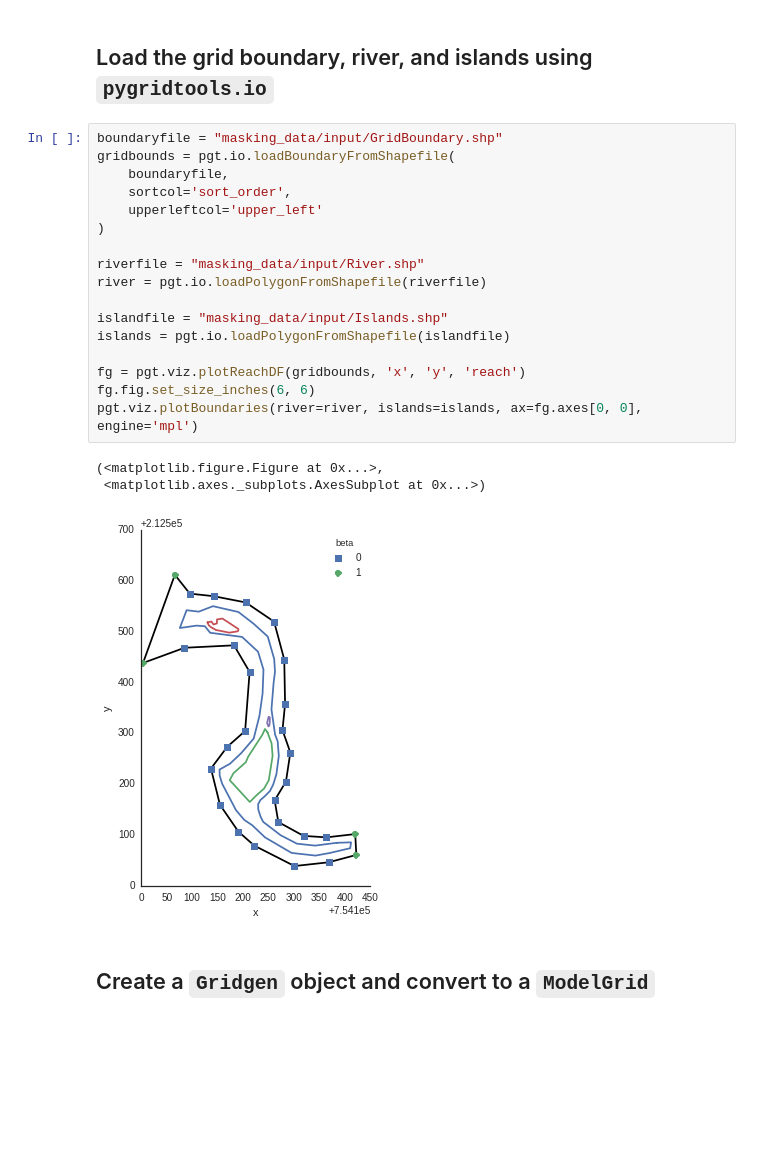
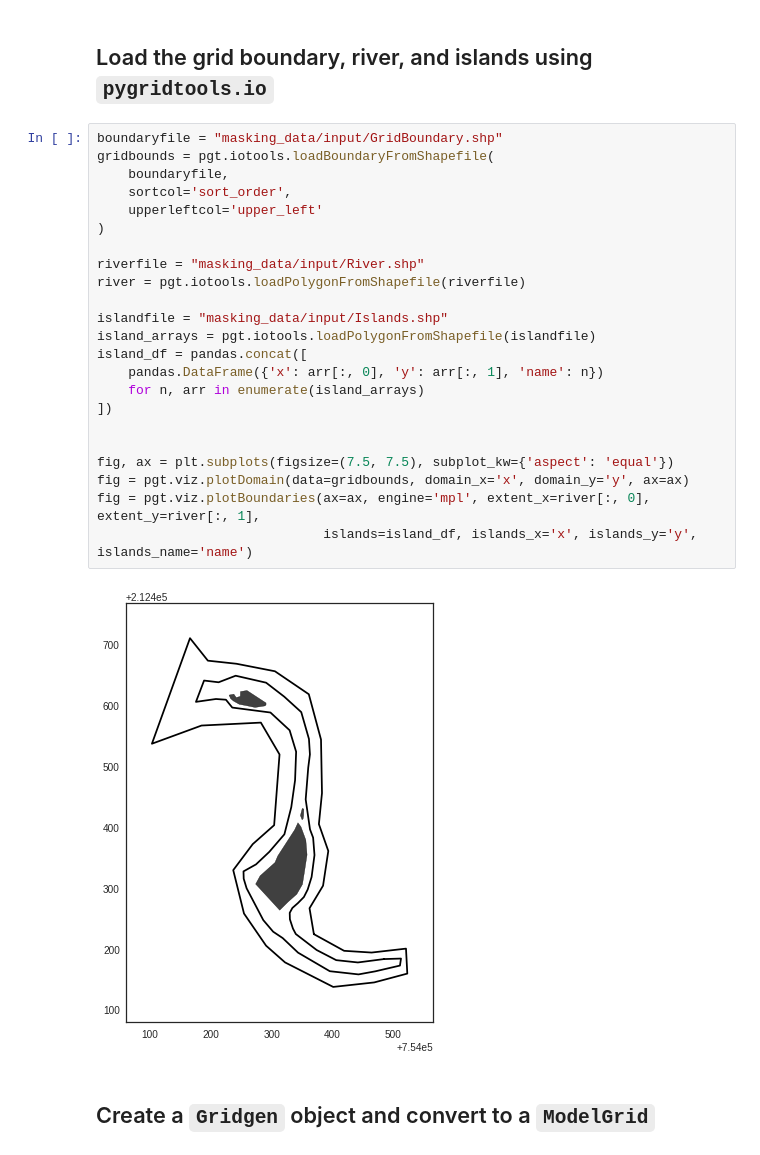
Before and after one commit to Geosyntec/pygridtools, a Jupyter notebook: examples/2 - Shapefiles and masking cells.ipynb, the cells around one changed output. Cells and saved outputs as stored; diff of their text form; blank space fills up the shorter version.

```diff
--- a/examples/2 - Shapefiles and masking cells.ipynb
+++ b/examples/2 - Shapefiles and masking cells.ipynb
@@ -24,25 +22,29 @@ seaborn.set(style='white')
 ## Load the grid boundary, river, and islands using `pygridtools.io`
 # %%
 boundaryfile = "masking_data/input/GridBoundary.shp"
-gridbounds = pgt.io.loadBoundaryFromShapefile(
+gridbounds = pgt.iotools.loadBoundaryFromShapefile(
     boundaryfile,
     sortcol='sort_order',
     upperleftcol='upper_left'
 )
 
 riverfile = "masking_data/input/River.shp"
-river = pgt.io.loadPolygonFromShapefile(riverfile)
+river = pgt.iotools.loadPolygonFromShapefile(riverfile)
 
 islandfile = "masking_data/input/Islands.shp"
-islands = pgt.io.loadPolygonFromShapefile(islandfile)
+island_arrays = pgt.iotools.loadPolygonFromShapefile(islandfile)
+island_df = pandas.concat([
+    pandas.DataFrame({'x': arr[:, 0], 'y': arr[:, 1], 'name': n})
+    for n, arr in enumerate(island_arrays)
+])
 
-fg = pgt.viz.plotReachDF(gridbounds, 'x', 'y', 'reach')
-fg.fig.set_size_inches(6, 6)
-pgt.viz.plotBoundaries(river=river, islands=islands, ax=fg.axes[0, 0], engine='mpl')
+
+fig, ax = plt.subplots(figsize=(7.5, 7.5), subplot_kw={'aspect': 'equal'})
+fig = pgt.viz.plotDomain(data=gridbounds, domain_x='x', domain_y='y', ax=ax)
+fig = pgt.viz.plotBoundaries(ax=ax, engine='mpl', extent_x=river[:, 0], extent_y=river[:, 1],
+                             islands=island_df, islands_x='x', islands_y='y', islands_name='name')
 # %% [output]
-(<matplotlib.figure.Figure at 0x...>,
- <matplotlib.axes._subplots.AxesSubplot at 0x...>)
-[figure, old version]
+[figure, new version]
 # %% [markdown]
 ## Create a `Gridgen` object and convert to a `ModelGrid`
 # %%
```
Also changed, not shown: parts of 6 cells of this notebook, 1 other file.
